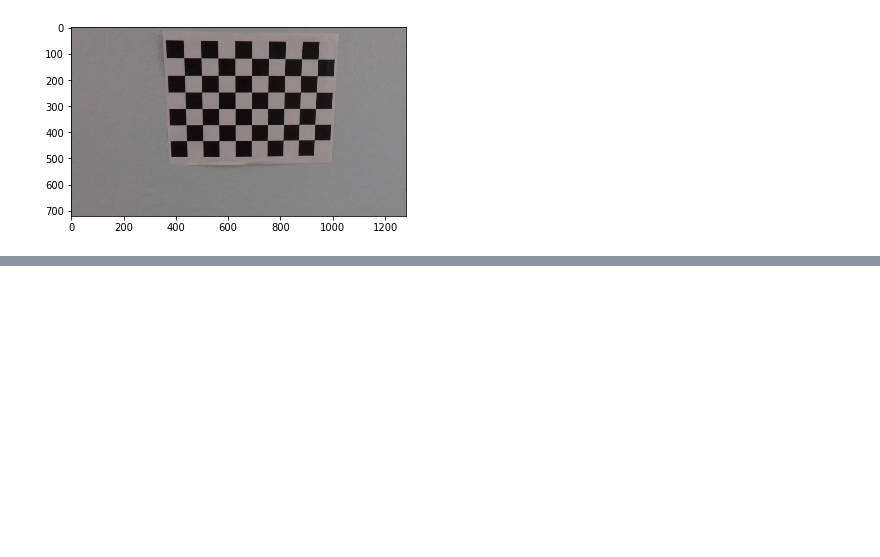
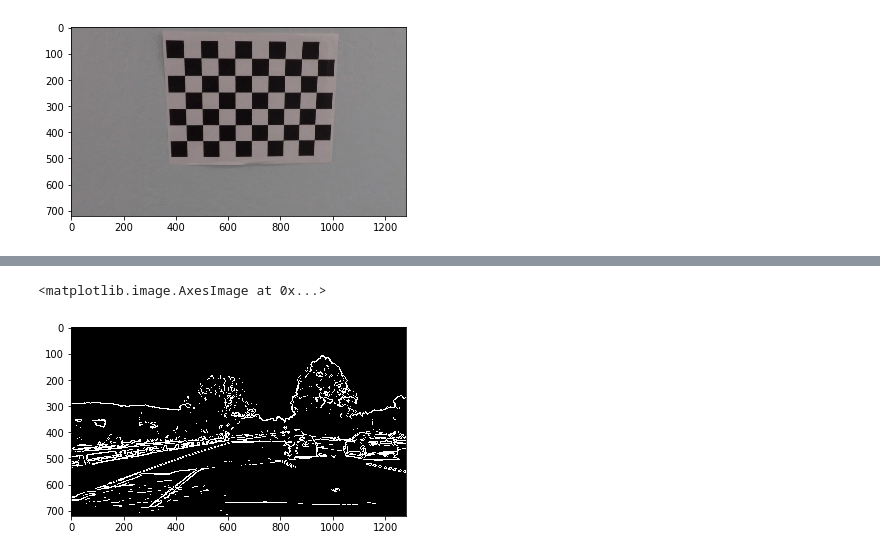
Before and after one commit to angelovila/CarND-P4-advanced-lane-finding, a Jupyter notebook: p4.ipynb, the cells around one changed output, grey strips where cells are left out. Saved outputs shown, nothing was run; the diff lists cells and outputs as text; code cells hidden in the pictures; blank space fills up the shorter version.

```diff
--- a/p4.ipynb
+++ b/p4.ipynb
@@ -105,13 +106,0 @@ plt.imshow(sobeled, cmap='gray')
-# %%
-a = './test_images/straight_lines1.jpg'
-min_thresh = 20
-max_thresh = 255
-a = cv2.imread(a)
-a = cv2.cvtColor(a, cv2.COLOR_BGR2GRAY)
-sobelx = cv2.Sobel(a, cv2.CV_64F, 1,0)
-abs_sobelx = np.absolute(sobelx)
-scaled_sobel = np.uint8(255*abs_sobelx/np.max(sobelx))
-
-binary_output = np.zeros_like(scaled_sobel)
-binary_output[(scaled_sobel >= min_thresh) & (scaled_sobel <= max_thresh)] = 1
-plt.imshow(a, cmap='gray')
@@ -125,0 +118,27 @@ plt.imshow(binary_output, cmap='gray')
+# %%
+
+def mag_thresh(img, thresh=(0,255), kernel_size=3):
+    gray = cv2.cvtColor(img, cv2.COLOR_BGR2GRAY)
+    sobelx = np.absolute(cv2.Sobel(gray, cv2.CV_64F, 1,0, ksize = kernel_size))
+    sobely = np.absolute(cv2.Sobel(gray, cv2.CV_64F, 0,1, ksize = kernel_size))
+
+    gradmag = np.sqrt(sobelx**2 + sobely**2)
+    # Rescale to 8 bit
+    scale_factor = np.max(gradmag)/255
+    grandmag = (gradmag/scale_factor).astype(np.uint8)
+
+    binary_output = np.zeros_like(grandmag)
+    binary_output[(grandmag >= thresh[0]) & (grandmag <= thresh[1])] = 1
+
+    return binary_output
+# %%
+thresh_min = 50
+thresh_max = 150
+kernel_size = 15
+path = './test_images/test4.jpg'
+img = cv2.imread(path)
+sobeled = mag_thresh(img, thresh=(thresh_min,thresh_max), kernel_size=kernel_size)
+plt.imshow(sobeled, cmap='gray')
+# %% [output]
+<matplotlib.image.AxesImage at 0x...>
+[figure, added]
```
Also changed, not shown: parts of 33 cells of this notebook, 1 other file.
